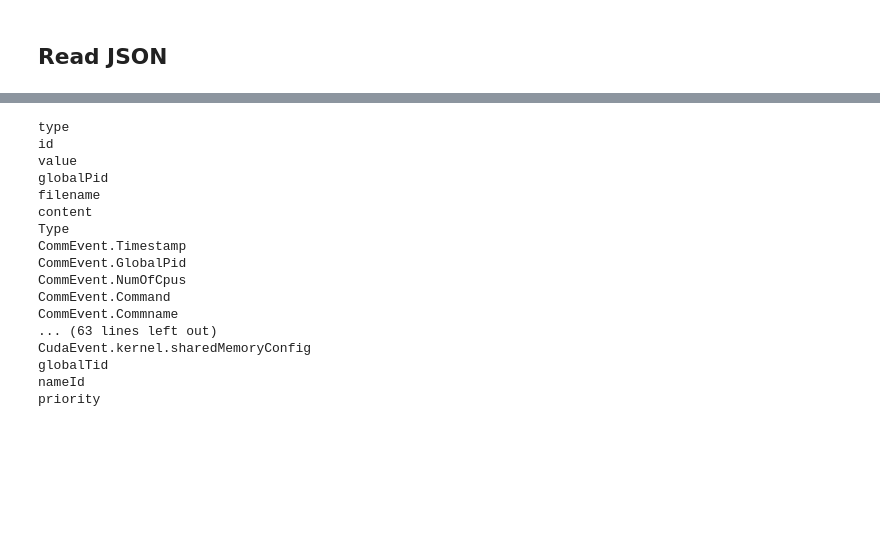
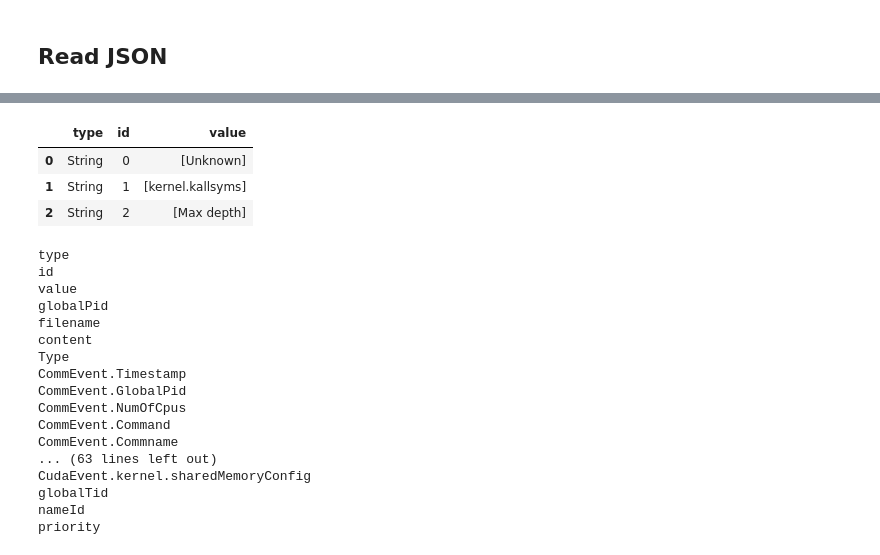
Before and after one commit to pyotr777/nsystraceparser, a Jupyter notebook: parseNSightTraceJSON.ipynb, the cells around one changed output, grey strips where cells are left out. Cells and saved outputs as stored; diff of their text form; code cells hidden in the pictures; blank space fills up the shorter version.

```diff
--- a/parseNSightTraceJSON.ipynb
+++ b/parseNSightTraceJSON.ipynb
@@ -178,0 +98,25 @@ df.sample(n=5)
+# %%
+# Start timer
+time1 = time.perf_counter()
+json_str = None
+with open(json_file, 'r') as filehandle:
+    json_str = filehandle.read()
+time2 = time.perf_counter()
+print("File loaded in {:.2f}s".format(time2 - time1))
+time1 = time2
+
+print(json_str[:250])
+# for jsonline in json_str.split('\n'):
+
+jsn = rapidjson.loads(json_str)
+df_ = pd.json_normalize(jsn)
+#     if df is None:
+#         df = df_
+#     else:
+#         df = pd.concat([df,df_],ignore_index=True)
+
+time2 = time.perf_counter()
+print("JSON converted to DF in {:.2f}s".format(time2 - time1))
+
+df3 = df.copy()
+df3.head(n=10)
@@ -179,3 +131,22 @@ df.sample(n=5)
+# %%
+s = '''{"type":"String","id":"0","value":"[Unknown]"}
+{"type":"String","id":"1","value":"[kernel.kallsyms]"}
+{"type":"String","id":"2","value":"[Max depth]"}'''
+df = None
+for jsonline in s.split('\n'):
+    jsn = rapidjson.loads(jsonline)
+    df_ = pd.json_normalize(jsn)
+    if df is None:
+        df = df_
+    else:
+        df = pd.concat([df,df_],ignore_index=True)
+
+df
+# %% [output]
+|  | type | id | value |
+| 0 | String | 0 | [Unknown] |
+| 1 | String | 1 | [kernel.kallsyms] |
+| 2 | String | 2 | [Max depth] |
 # %%
 print('\n'.join(df.columns))
 # %% [output]
```
Also changed, not shown: parts of 7 cells of this notebook, 6 other files.
